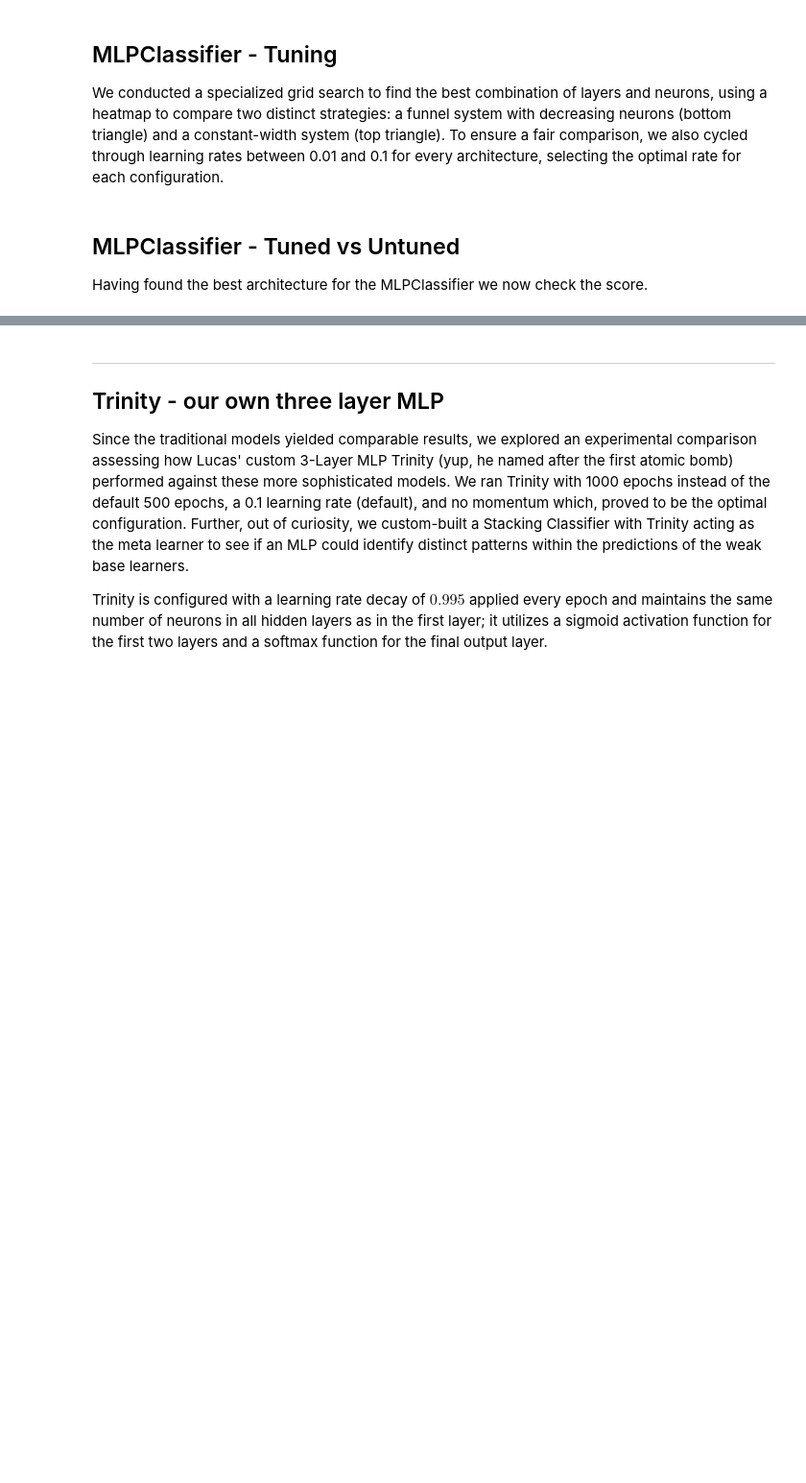
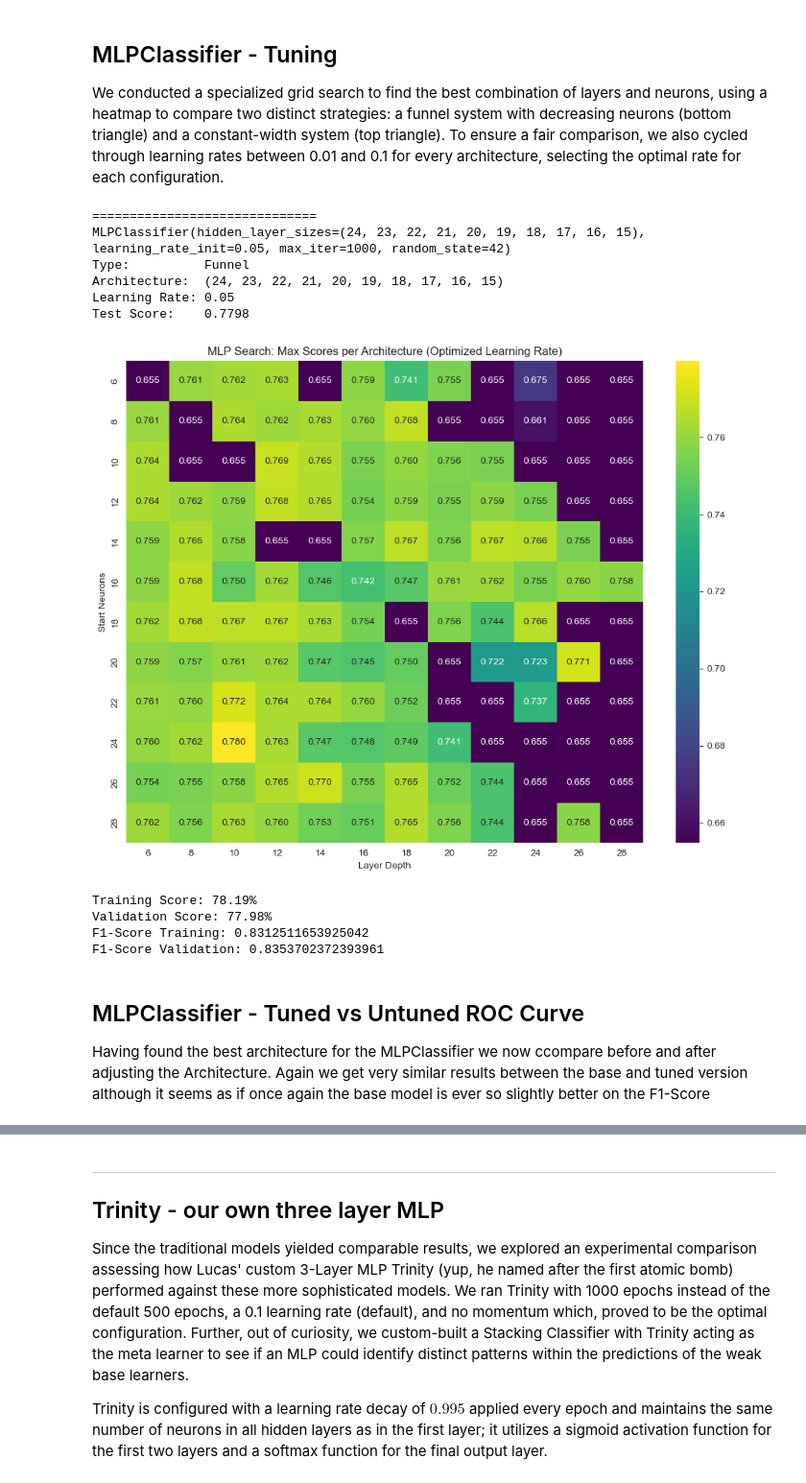
Before and after one commit to durak-dev/MachineLearning-Project, a Jupyter notebook: Modeling_Selection&Tuning.ipynb, the cells around one changed output, grey strips where cells are left out. Shown: that part at 96% size. Drawn from its saved outputs; the diff is of its cells as text; code cells hidden in the pictures; blank space fills up the shorter version.

```diff
--- a/Modeling_Selection&Tuning.ipynb
+++ b/Modeling_Selection&Tuning.ipynb
@@ -416,9 +416,9 @@ Validation Score: 77.31%
 
 We conducted a specialized grid search to find the best combination of layers and neurons, using a heatmap to compare two distinct strategies: a funnel system with decreasing neurons (bottom triangle) and a constant-width system (top triangle). To ensure a fair comparison, we also cycled through learning rates between 0.01 and 0.1 for every architecture, selecting the optimal rate for each configuration.
 # %%
-def mlp_neuron_layer_search(max_neurons, jump=1):
+def mlp_neuron_layer_search(max_neurons, min_neurons, jump=1):
     results = []
-    search_range = range(max_neurons, 1, -jump)
+    search_range = range(max_neurons, min_neurons, -jump)
 
     for start_neurons in search_range:
         for layer_depth in search_range:
@@ -433,7 +433,7 @@ def mlp_neuron_layer_search(max_neurons, jump=1):
             best_arch_score = -1
             best_arch_lr = 0
 
-            for i in range(1, 11):
+            for i in range(1, 6):
                 current_lr = i / 100
 
                 mlp = MLPClassifier(hidden_layer_sizes=arch_tuple,
@@ -441,8 +441,8 @@ def mlp_neuron_layer_search(max_neurons, jump=1):
                                     max_iter=1000,
                                     random_state=42
                                     )
-                mlp.fit(X_train_mlp, y_train)
-                current_score = mlp.score(X_test_mlp, y_test)
+                mlp.fit(X_train_mlp, y_train.map({'OK': 1, 'KO': -1}))
+                current_score = mlp.score(X_test_mlp, y_test.map({'OK': 1, 'KO': -1}))
 
                 if current_score > best_arch_score:
                     best_arch_score = current_score
@@ -461,16 +461,15 @@ def mlp_neuron_layer_search(max_neurons, jump=1):
 
     print("\n" + "="*30)
     print(f"MLPClassifier(hidden_layer_sizes={best_row['Tuple']}, learning_rate_init={best_row['Best LR']}, max_iter=1000, random_state=42)")
-    print("="*30)
     print(f"Type:          {best_row['Type']}")
     print(f"Architecture:  {best_row['Tuple']}")
     print(f"Learning Rate: {best_row['Best LR']}")
     print(f"Test Score:    {best_row['Score']:.4f}")
-    print("="*30)
 
     # Visualization
     heatmap_data = df.pivot(index='Start Neurons', columns='Layer Depth', values='Score')
     plt.figure(figsize=(12, 9))
     sns.heatmap(heatmap_data, annot=True, cmap='viridis', fmt=".3f")
     plt.title('MLP Search: Max Scores per Architecture (Optimized Learning Rate)')
+    plt.savefig("Nata_Files/imgs/hm_funnel-brick.png", dpi=300)
     plt.show()
@@ -479,11 +476,29 @@ mlp_neuron_layer_search(20, 1)
+# %%
+mlp_neuron_layer_search(28,4,2)
+# %% [output]
+==============================
+MLPClassifier(hidden_layer_sizes=(24, 23, 22, 21, 20, 19, 18, 17, 16, 15), learning_rate_init=0.05, max_iter=1000, random_state=42)
+Type:          Funnel
+Architecture:  (24, 23, 22, 21, 20, 19, 18, 17, 16, 15)
+Learning Rate: 0.05
+Test Score:    0.7798
+[figure, added]
 # %%
-mlp_best = MLPClassifier(hidden_layer_sizes=(10, 9, 8, 7), learning_rate_init=0.02, max_iter=5000, random_state=42)
+mlp_best = MLPClassifier(hidden_layer_sizes=(24, 23, 22, 21, 20, 19, 18, 17, 16, 15), learning_rate_init=0.05, max_iter=1000, random_state=42)
 mlp_best.fit(X_train_mlp, y_train)
-print(f"Training Score: {round(100*mlp.score(X_train_mlp, y_train),2)}%\nValidation Score: {round(100*mlp.score(X_test_mlp, y_test),2)}%")
-print(f"F1-Score Training: {f1_score(y_train.map({'OK':1,'KO':0}), mlp_best.predict(X_train_mlp))}\n"
-      f"F1-Score Validation: {f1_score(y_test.map({'OK':1,'KO':0}), mlp_best.predict(X_test_mlp))}")
+
+train_pred_f1 = pd.Series(mlp_best.predict(X_train_mlp), index=y_train).map({'OK':1,'KO':0})
+test_pred_f1=pd.Series(mlp_best.predict(X_test_mlp), index=y_test).map({'OK':1,'KO':0})
+print(f"Training Score: {round(100*mlp_best.score(X_train_mlp, y_train),2)}%\nValidation Score: {round(100*mlp_best.score(X_test_mlp, y_test),2)}%")
+print(f"F1-Score Training: {f1_score(y_train_bin, train_pred_f1)}\n"
+      f"F1-Score Validation: {f1_score(y_test_bin,  test_pred_f1)}\n")
+# %% [output]
+Training Score: 78.19%
+Validation Score: 77.98%
+F1-Score Training: 0.8312511653925042
+F1-Score Validation: 0.8353702372393961
 # %% [markdown]
-## MLPClassifier - Tuned vs Untuned
+## MLPClassifier - Tuned vs Untuned ROC Curve
 
-Having found the best architecture for the MLPClassifier we now check the score.
+Having found the best architecture for the MLPClassifier we now ccompare before and after adjusting the Architecture. Again we get very similar results between the base and tuned version although it seems as if once again the base model is ever so slightly better on the F1-Score
 # %%
```
Also changed, not shown: parts of 11 cells of this notebook, 1 other file.
